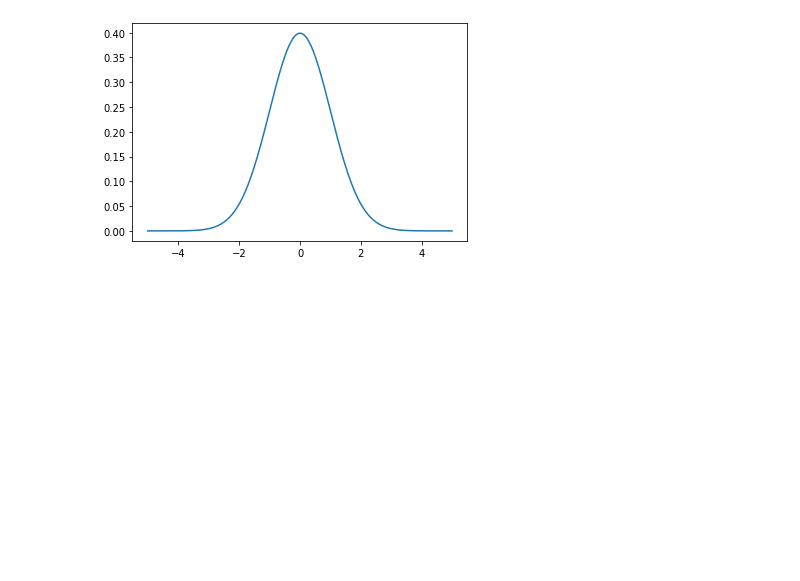
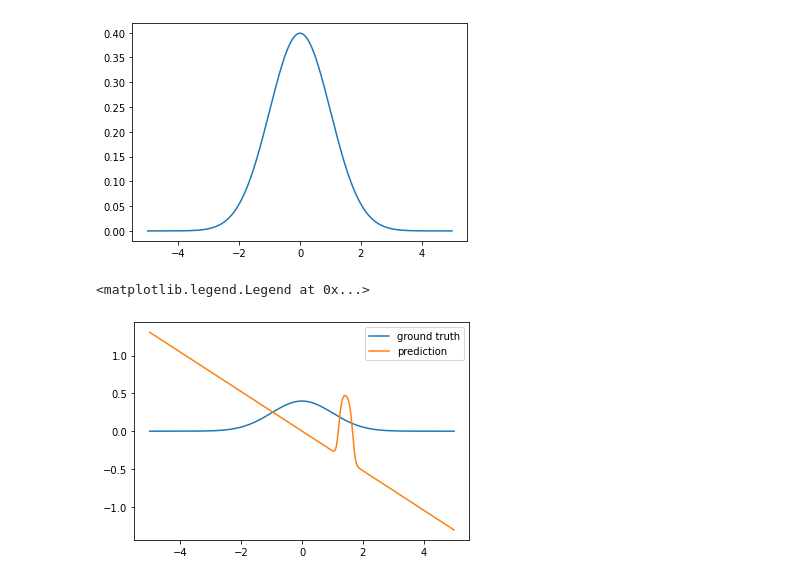
Before and after one commit to LorisPilotto/LorisBallsBasedModel, a Jupyter notebook: test_BoundedParaboloids.ipynb, the cells around one changed output. Drawn from its saved outputs; the diff is of its cells as text; code cells hidden in the pictures; blank space fills up the shorter version.

```diff
--- a/test_BoundedParaboloids.ipynb
+++ b/test_BoundedParaboloids.ipynb
@@ -13,11 +13,17 @@ plt.plot(x, y)
 [<matplotlib.lines.Line2D at 0x...>]
 [figure]
 # %%
-model = MultiLayerPerceptron([BoundedParaboloids(10), BoundedParaboloids(1)])
+# Note: The goal is to highlight a paraboloid subspace => 'add_linear' to true don't only highlight a paraboloid subspace ...
+
+# model = MultiLayerPerceptron([BoundedParaboloids(10, add_linear=True), BoundedParaboloids(1, add_linear=True)])
+model = SingleLayerPerceptron(BoundedParaboloids(1, add_linear=True))
 model.compile(loss='mse', optimizer=tf.keras.optimizers.Adam(learning_rate=0.01), metrics=['acc'])
 y_hat = model.predict(x.reshape(-1, 1)).flatten()
 
 plt.plot(x, y, label="ground truth")
 plt.plot(x, y_hat, label="prediction")
 plt.legend()
+# %% [output]
+<matplotlib.legend.Legend at 0x...>
+[figure, added]
 # %%
```
Also changed, not shown: parts of 2 cells of this notebook, 8 other files.
